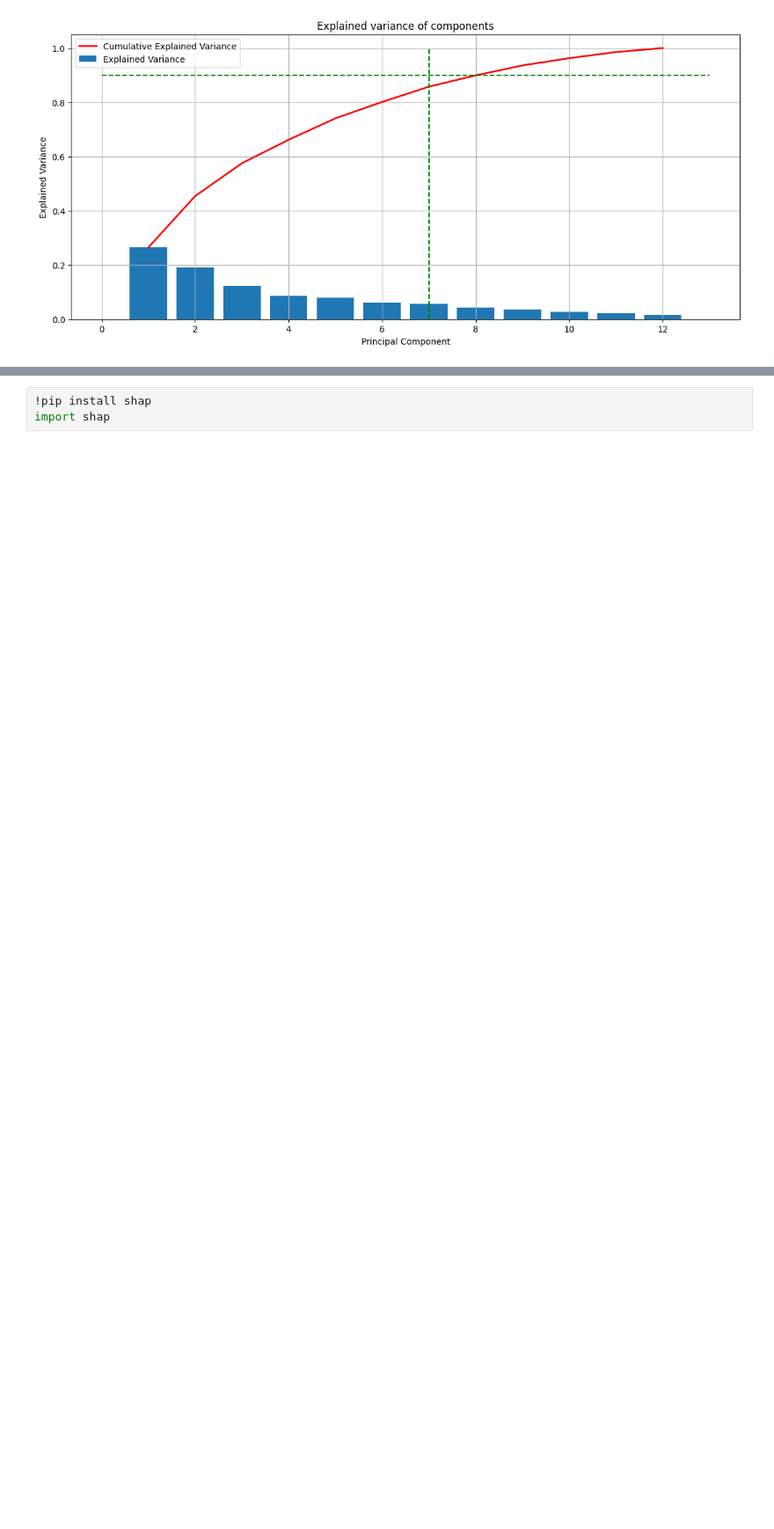
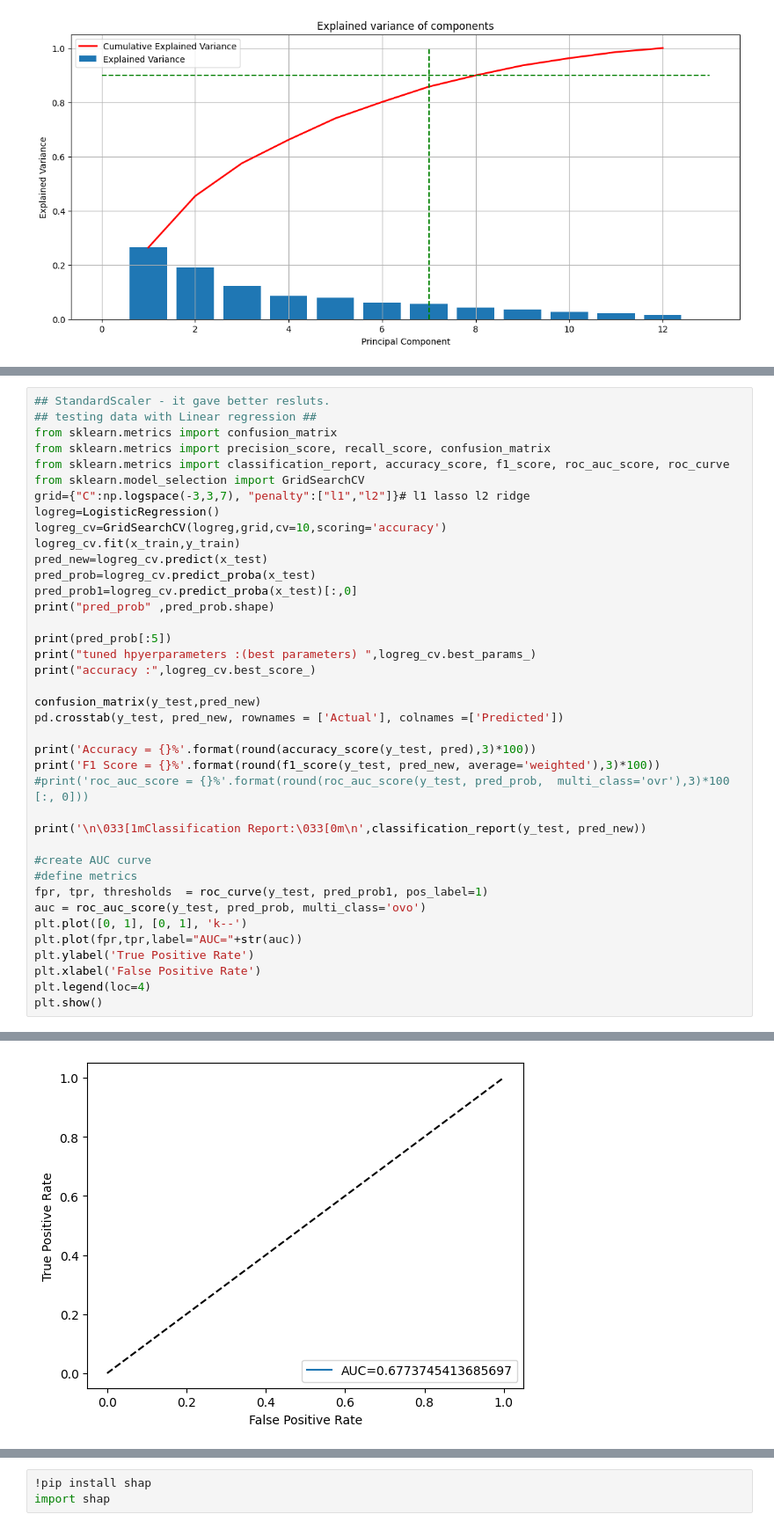
Before and after one commit to WineQualityAnalysis/WineQualityKaggle, a Jupyter notebook: Ordinal_Regression_with_Tabular_Wine_Quality_Dataset.ipynb, the cells around one changed output, grey strips where cells are left out. Shown: that part at 88% size. Saved outputs shown, nothing was run; the diff lists cells and outputs as text; blank space fills up the shorter version.

```diff
--- a/Ordinal_Regression_with_Tabular_Wine_Quality_Dataset.ipynb
+++ b/Ordinal_Regression_with_Tabular_Wine_Quality_Dataset.ipynb
@@ -345,3 +347,43 @@ Increase the number of iterations (max_iter) or scale the data as shown in:
 Please also refer to the documentation for alternative solver options:
     https://scikit-learn.org/stable/modules/linear_model.html#logistic-regression
   n_iter_i = _check_optimize_result(
+# %%
+## StandardScaler - it gave better resluts.
+## testing data with Linear regression ##
+from sklearn.metrics import confusion_matrix
+from sklearn.metrics import precision_score, recall_score, confusion_matrix
+from sklearn.metrics import classification_report, accuracy_score, f1_score, roc_auc_score, roc_curve
+from sklearn.model_selection import GridSearchCV
+grid={"C":np.logspace(-3,3,7), "penalty":["l1","l2"]}# l1 lasso l2 ridge
+logreg=LogisticRegression()
+logreg_cv=GridSearchCV(logreg,grid,cv=10,scoring='accuracy')
+logreg_cv.fit(x_train,y_train)
+pred_new=logreg_cv.predict(x_test)
+pred_prob=logreg_cv.predict_proba(x_test)
+pred_prob1=logreg_cv.predict_proba(x_test)[:,0]
+print("pred_prob" ,pred_prob.shape)
+
+print(pred_prob[:5])
+print("tuned hpyerparameters :(best parameters) ",logreg_cv.best_params_)
+print("accuracy :",logreg_cv.best_score_)
+
+confusion_matrix(y_test,pred_new)
+pd.crosstab(y_test, pred_new, rownames = ['Actual'], colnames =['Predicted'])
+
+print('Accuracy = {}%'.format(round(accuracy_score(y_test, pred),3)*100))
+print('F1 Score = {}%'.format(round(f1_score(y_test, pred_new, average='weighted'),3)*100))
+#print('roc_auc_score = {}%'.format(round(roc_auc_score(y_test, pred_prob,  multi_class='ovr'),3)*100 [:, 0]))
+
+print('\n\033[1mClassification Report:\033[0m\n',classification_report(y_test, pred_new))
+
+#create AUC curve
+#define metrics
+fpr, tpr, thresholds  = roc_curve(y_test, pred_prob1, pos_label=1)
+auc = roc_auc_score(y_test, pred_prob, multi_class='ovo')
+plt.plot([0, 1], [0, 1], 'k--')
+plt.plot(fpr,tpr,label="AUC="+str(auc))
+plt.ylabel('True Positive Rate')
+plt.xlabel('False Positive Rate')
+plt.legend(loc=4)
+plt.show()
+# %% [output]
@@ -348,3 +424,4 @@ Please also refer to the documentation for alternative solver options:
+[figure, added]
 # %%
 ## creating model with best parameters {'C': 10.0, 'penalty': 'l2'} and predicting with test.csv data##
 
```
Also changed, not shown: parts of 15 cells of this notebook.
